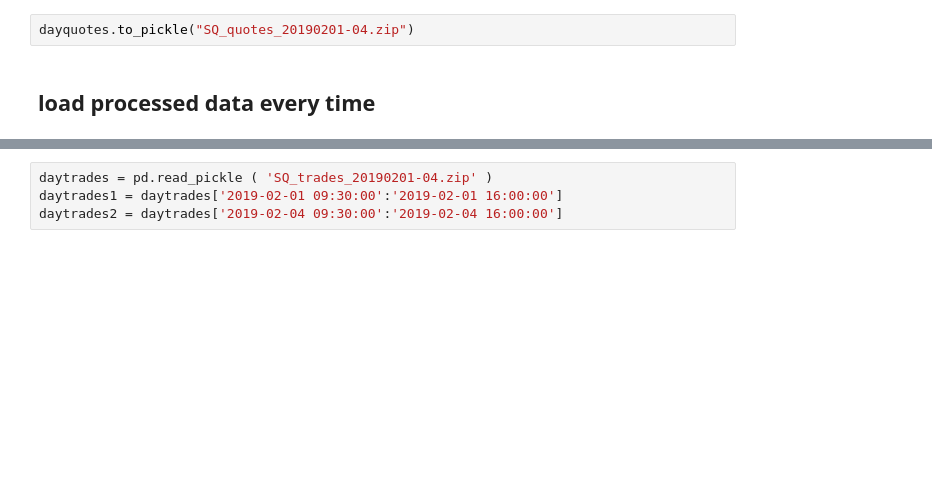
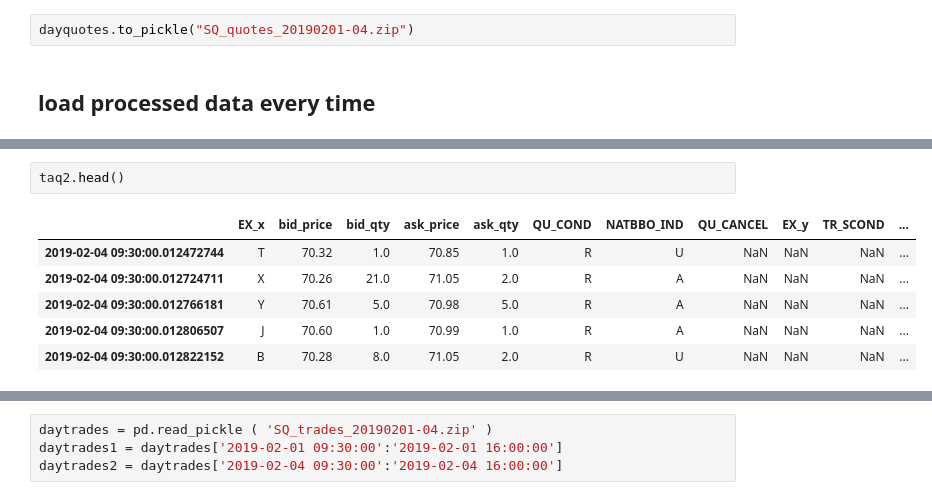
Before and after one commit to franklili3/Python-for-Finance-Engineering, a Jupyter notebook: homework4/homework4.ipynb, the cells around one changed output, grey strips where cells are left out. Saved outputs shown, nothing was run; the diff lists cells and outputs as text; blank space fills up the shorter version.

```diff
--- a/homework4/homework4.ipynb
+++ b/homework4/homework4.ipynb
@@ -134,0 +142,9 @@ ModuleNotFoundError: No module named 'pandas.core.internals.managers'; 'pandas.c
+# %%
+taq2.head()
+# %% [output]
+|  | EX_x | bid_price | bid_qty | ask_price | ask_qty | QU_COND | NATBBO_IND | QU_CANCEL | EX_y | TR_SCOND | ... |
+| 2019-02-04 09:30:00.012472744 | T | 70.32 | 1.0 | 70.85 | 1.0 | R | U | NaN | NaN | NaN | ... |
+| 2019-02-04 09:30:00.012724711 | X | 70.26 | 21.0 | 71.05 | 2.0 | R | A | NaN | NaN | NaN | ... |
+| 2019-02-04 09:30:00.012766181 | Y | 70.61 | 5.0 | 70.98 | 5.0 | R | A | NaN | NaN | NaN | ... |
+| 2019-02-04 09:30:00.012806507 | J | 70.60 | 1.0 | 70.99 | 1.0 | R | A | NaN | NaN | NaN | ... |
+| 2019-02-04 09:30:00.012822152 | B | 70.28 | 8.0 | 71.05 | 2.0 | R | U | NaN | NaN | NaN | ... |
```
Also changed, not shown: parts of 26 cells of this notebook, 6 other files.
